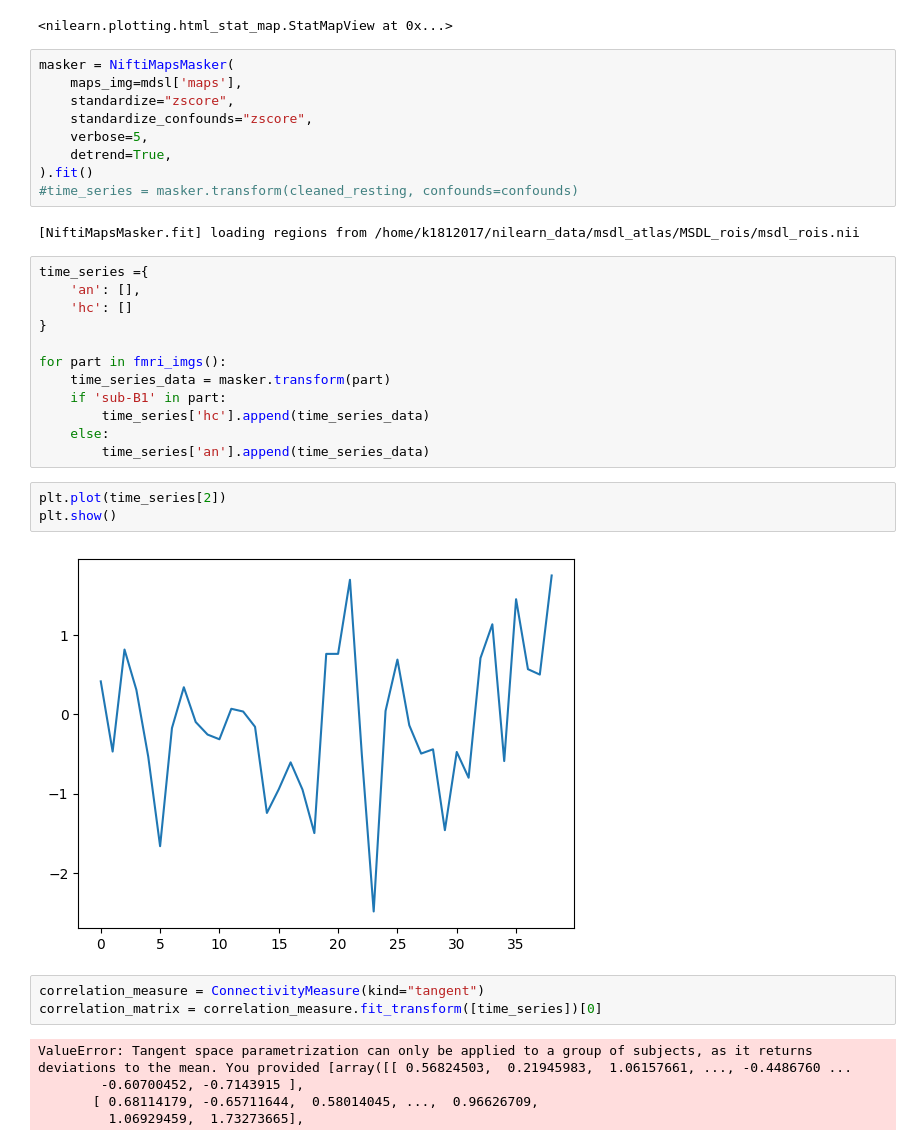
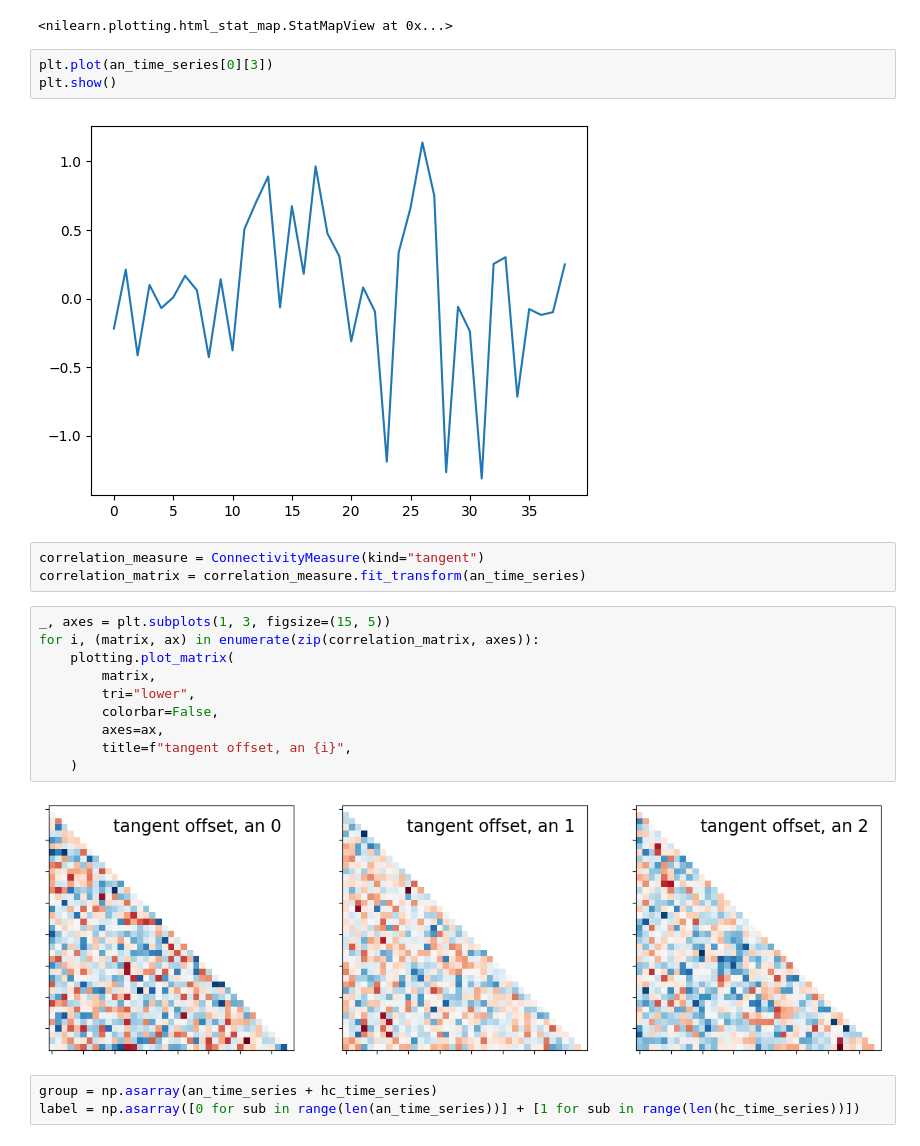
Before and after one commit to WMDA/socio-emotion-cognition, a Jupyter notebook: resting/view_output/testing_workflow.ipynb, the cells around one changed output. Cells and saved outputs as stored; diff of their text form.

```diff
--- a/resting/view_output/building_msdl_atlas.ipynb
+++ b/resting/view_output/testing_workflow.ipynb
@@ -47,39 +24,26 @@ dict_keys(['maps', 'labels', 'region_coords', 'networks', 'description'])
 plotting.view_img(image.index_img(msdl['maps'], 10), black_bg='on')
 # %% [output]
 <nilearn.plotting.html_stat_map.StatMapView at 0x...>
-# %%
-masker = NiftiMapsMasker(
-    maps_img=mdsl['maps'],
-    standardize="zscore",
-    standardize_confounds="zscore",
-    verbose=5,
-    detrend=True,
-).fit()
-#time_series = masker.transform(cleaned_resting, confounds=confounds)
-# %% [output]
-[NiftiMapsMasker.fit] loading regions from /home/k1812017/nilearn_data/msdl_atlas/MSDL_rois/msdl_rois.nii
-# %%
-time_series ={
-    'an': [],
-    'hc': []
-}
-
-for part in fmri_imgs():
-    time_series_data = masker.transform(part)
-    if 'sub-B1' in part:
-        time_series['hc'].append(time_series_data)
-    else:
-        time_series['an'].append(time_series_data)
 # %%
-plt.plot(time_series[2])
+plt.plot(an_time_series[0][3])
 plt.show()
 # %% [output]
-[figure, old version]
+[figure, new version]
 # %%
 correlation_measure = ConnectivityMeasure(kind="tangent")
-correlation_matrix = correlation_measure.fit_transform([time_series])[0]
+correlation_matrix = correlation_measure.fit_transform(an_time_series)
-# %% [output]
-ValueError: Tangent space parametrization can only be applied to a group of subjects, as it returns deviations to the mean. You provided [array([[ 0.56824503,  0.21945983,  1.06157661, ..., -0.4486760 ...
-        -0.60700452, -0.7143915 ],
-       [ 0.68114179, -0.65711644,  0.58014045, ...,  0.96626709,
-         1.06929459,  1.73273665],
+# %%
+_, axes = plt.subplots(1, 3, figsize=(15, 5))
+for i, (matrix, ax) in enumerate(zip(correlation_matrix, axes)):
+    plotting.plot_matrix(
+        matrix,
+        tri="lower",
+        colorbar=False,
+        axes=ax,
+        title=f"tangent offset, an {i}",
+    )
+# %% [output]
+[figure, added]
+# %%
+group = np.asarray(an_time_series + hc_time_series)
+label = np.asarray([0 for sub in range(len(an_time_series))] + [1 for sub in range(len(hc_time_series))])
```
Also changed, not shown: parts of 25 cells of this notebook.
